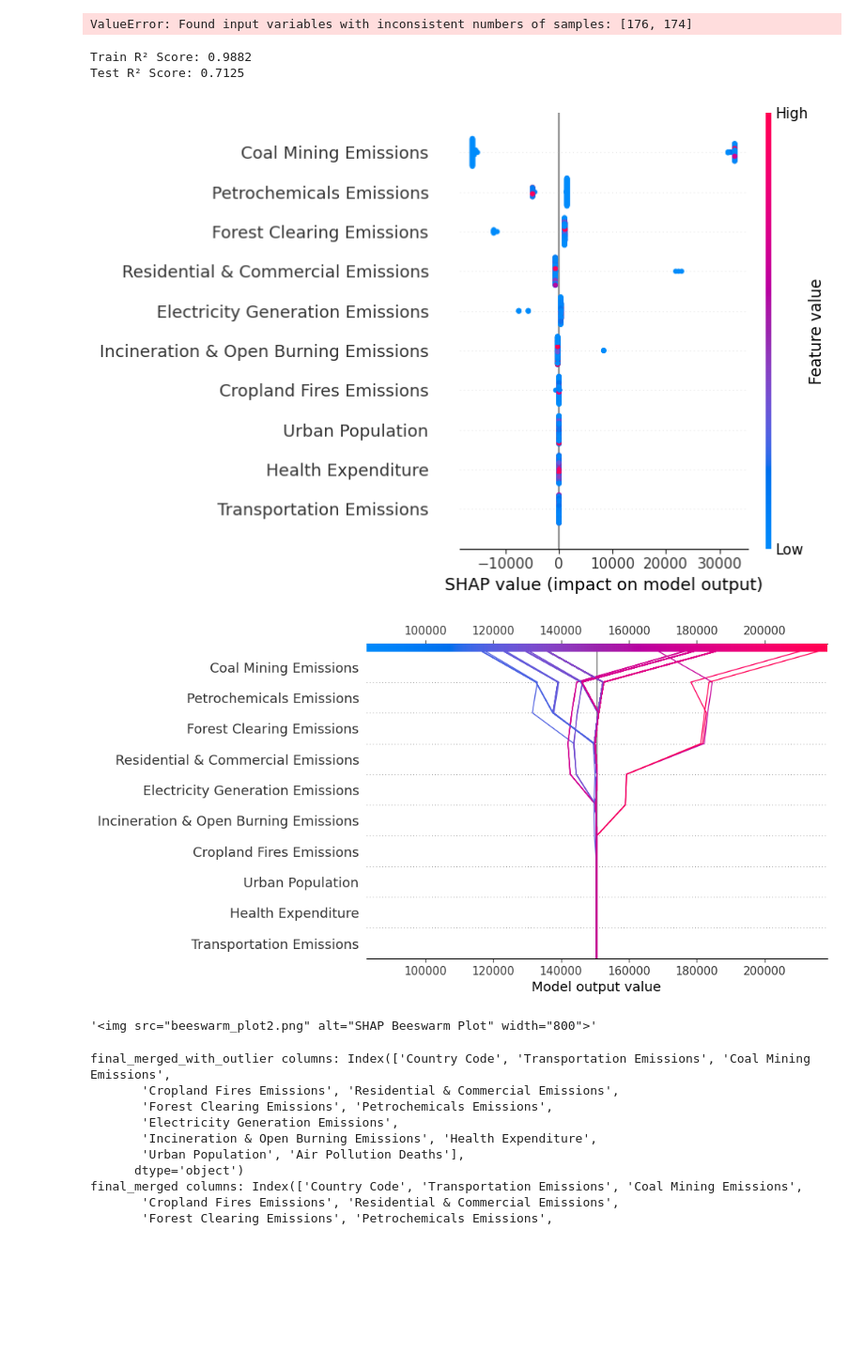
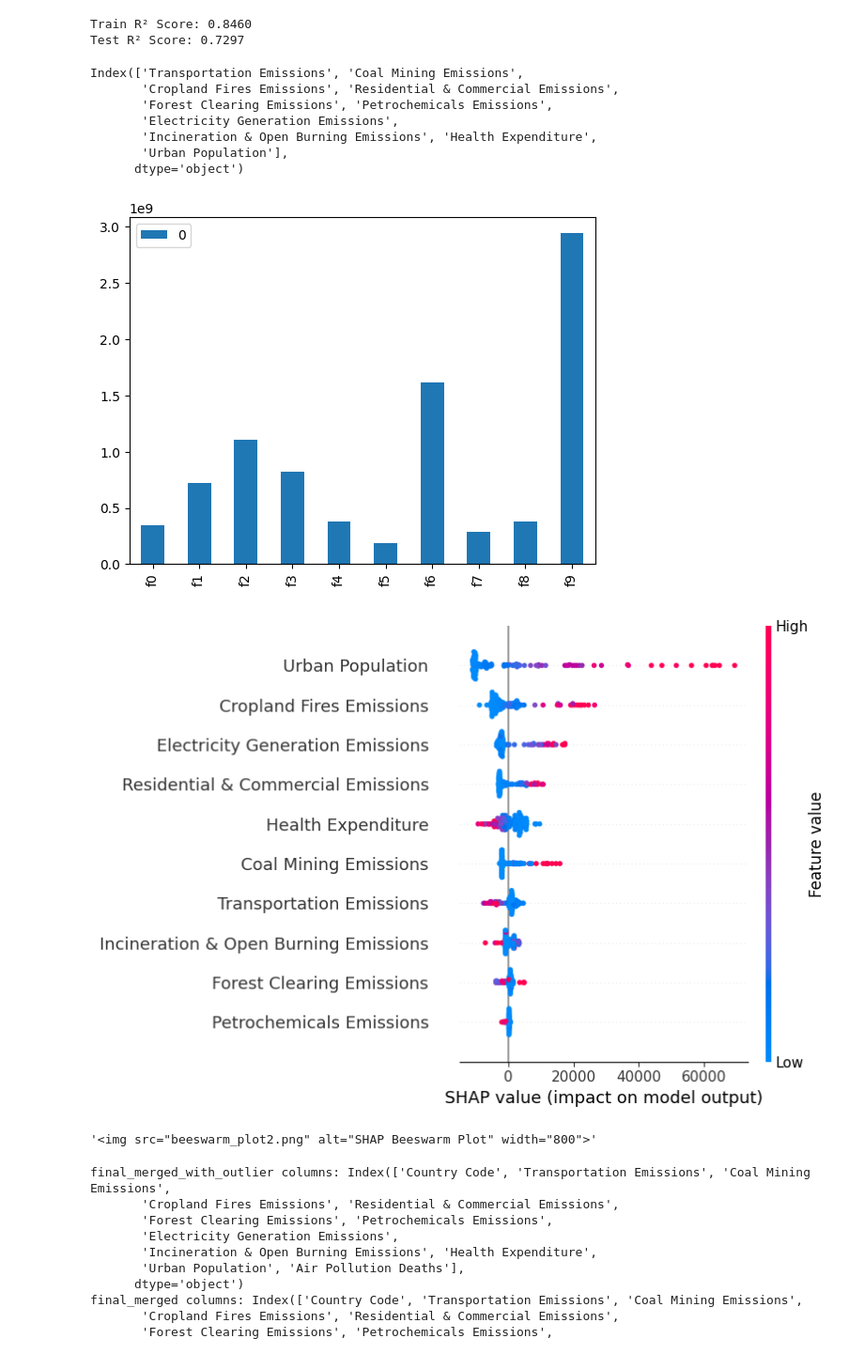
Before and after one commit to ezbananacat/Machine_Learning_Practice, a Jupyter notebook: coding_test_final.ipynb, the cells around one changed output. Shown at 94% size. Cells and saved outputs as stored; diff of their text form; code cells hidden in the pictures; blank space fills up the shorter version.

```diff
--- a/coding_test_final.ipynb
+++ b/coding_test_final.ipynb
@@ -117,12 +117,6 @@ for df in socioeconomic_data:
 
 final_merged = pd.merge(final_merged, deaths_by_country, on='Country Code', how='outer')
 final_merged = final_merged.dropna()
-
-missing_threshold = 0.5 * len(final_merged)
-columns_to_drop = final_merged.columns[final_merged.isnull().sum() > missing_threshold]
-final_merged = final_merged.drop(columns=columns_to_drop)
-final_merged.to_csv('final merged')
-
 factors = final_merged
 final_merged_with_outlier = final_merged
 final_merged = final_merged[final_merged['Country Code'] != 'CHN']
@@ -152,8 +146,8 @@ random_seed = 42
 np.random.seed(random_seed)
 random.seed(random_seed)
 
-X = final_merged_with_outlier.drop(columns=['Country Code', 'Air Pollution Deaths'])
-y = final_merged_with_outlier['Air Pollution Deaths']
+X = final_merged.drop(columns=['Country Code', 'Air Pollution Deaths'])
+y = final_merged['Air Pollution Deaths']
 
 X_train, X_test, y_train, y_test = train_test_split(X, y, test_size=0.2, random_state=random_seed)
 
@@ -161,14 +155,11 @@ scaler = StandardScaler()
 
 X_train_scaled = scaler.fit_transform(X_train)
 X_test_scaled = scaler.transform(X_test)
-# %% [output]
-ValueError: Found input variables with inconsistent numbers of samples: [176, 174]
 # %%
 # Creating, training, and testing the model
 
 # {'n_estimators': 200, 'learning_rate': 0.05, 'max_depth': 3, 'subsample': 0.3, 'gamma': 0, 'reg_alpha': 100, 'reg_lambda': 1, 'train_r2': 0.974334007523811, 'test_r2': 0.8997231261698432}
 #PARAMETERS WHEN EXCLUDING CHINA AND INDIA
-'''
 model = xgb.XGBRegressor(
     tree_method='hist',
     n_estimators=200, #600
@@ -198,7 +189,7 @@ model = xgb.XGBRegressor(
     reg_alpha=1000, #80000
     reg_lambda=1, #60
     random_state=random_seed
-)
+)'''
 evalset = [(X_train_scaled, y_train), (X_test_scaled,y_test)]
 model.fit(X_train_scaled, y_train, eval_set=evalset, verbose=False)
 y_train_pred = model.predict(X_train_scaled)
@@ -214,27 +205,42 @@ final_test_r2 = test_r2
 print(f"Train R² Score: {train_r2:.4f}")
 print(f"Test R² Score: {test_r2:.4f}")
 # %% [output]
-Train R² Score: 0.9882
-Test R² Score: 0.7125
+Train R² Score: 0.8460
+Test R² Score: 0.7297
+# %%
+importance = model.get_booster().get_score(importance_type = 'gain')
+
+importance_df = pd.DataFrame.from_dict(data=importance,orient='index')
+
+importance_df.plot.bar()
+X_train.columns
+# %% [output]
+Index(['Transportation Emissions', 'Coal Mining Emissions',
+       'Cropland Fires Emissions', 'Residential & Commercial Emissions',
+       'Forest Clearing Emissions', 'Petrochemicals Emissions',
+       'Electricity Generation Emissions',
+       'Incineration & Open Burning Emissions', 'Health Expenditure',
+       'Urban Population'],
+      dtype='object')
+[figure, added]
 # %%
-def generate_beeswarm_plot(model, X_train):
+
+X_train_scaled_df = pd.DataFrame(X_train_scaled, columns=X_train.columns)
+
+def generate_beeswarm_plot(X_train, model):
     explainer = shap.Explainer(model, X_train)
     shap_values = explainer(X_train)
     shap.summary_plot(shap_values, X_train, plot_type="dot")
-
 
     plt.figure(figsize=(10,6))
     shap.plots.beeswarm(shap_values, show=False)
     plt.savefig("beeswarm_plot2.png", bbox_inches='tight')
     plt.close()
 
-
-    shap.decision_plot(explainer.expected_value, shap_values.values, X_train)
     return '<img src="beeswarm_plot2.png" alt="SHAP Beeswarm Plot" width="800">'
-generate_beeswarm_plot(model, X_train)
+generate_beeswarm_plot(X_train_scaled_df, model)
 # %% [output]
-[figure, old version]
+[figure, new version]
-[figure, removed]
 '<img src="beeswarm_plot2.png" alt="SHAP Beeswarm Plot" width="800">'
 # %%
 scatter_html_blocks = []
```
Also changed, not shown: parts of 2 cells of this notebook.
